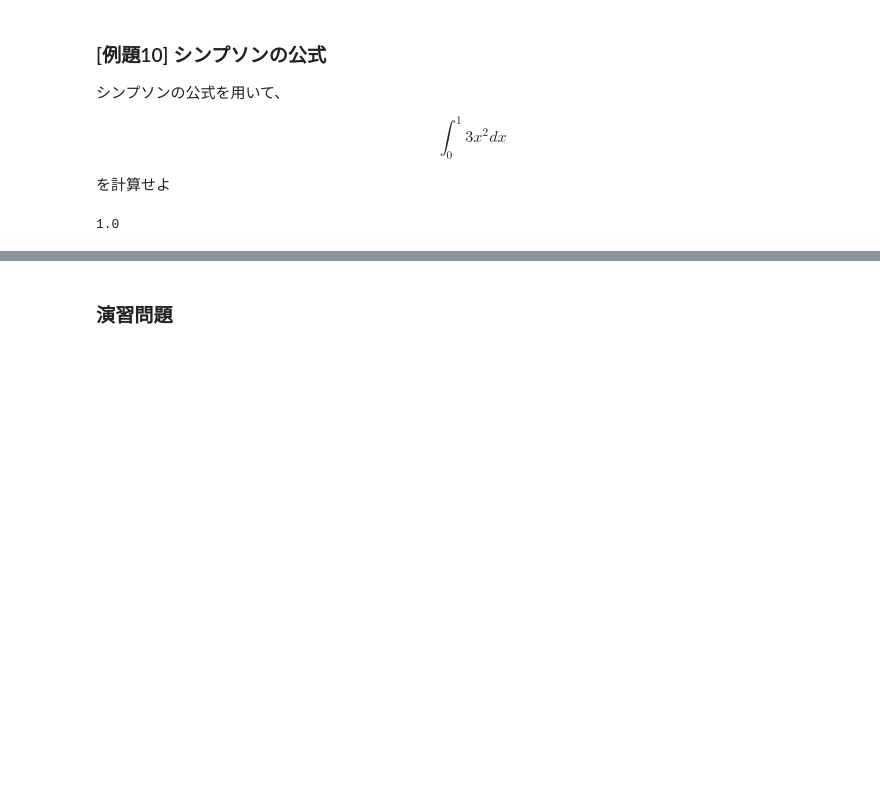
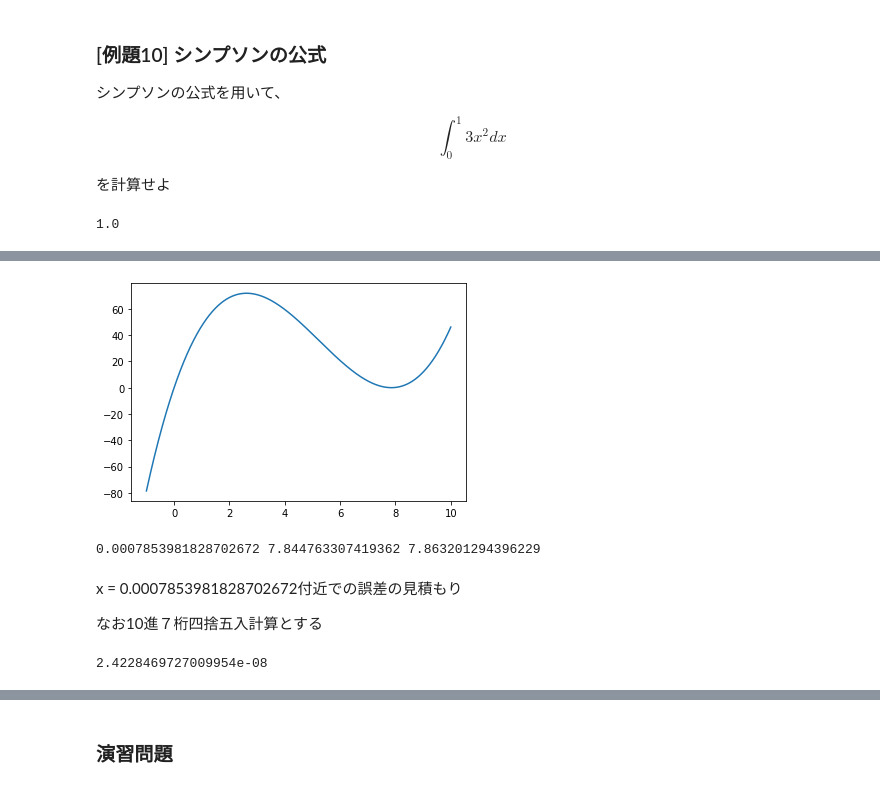
Before and after one commit to RyoNakagami/mathematical_computation, a Jupyter notebook: mathematical_computation101/lecturenotes/ch01.ipynb, the cells around one changed output, grey strips where cells are left out. Cells and saved outputs as stored; diff of their text form; code cells hidden in the pictures; blank space fills up the shorter version.

```diff
--- a/mathematical_computation101/lecturenotes/ch01.ipynb
+++ b/mathematical_computation101/lecturenotes/ch01.ipynb
@@ -693,0 +902,29 @@ simp(lambda x: 3*x**2, 0, 1, 50)
+# %%
+a = 1
+b = -15.70875
+c = 61.69729
+d = -0.04844725
+
+f = lambda x : a * x**3 + b * x**2 + c * x + d
+x = np.linspace(-1, 10, 1000)
+y = f(x)
+
+plt.plot(x,y);
+# %% [output]
+[figure, added]
+# %%
+root_1 = optimize.bisect(f, -1, 2, maxiter = 10000)
+root_2 = optimize.bisect(f, 7, 7.85, maxiter = 10000)
+root_3 = optimize.bisect(f, 7.85, 10, maxiter = 10000)
+
+print(root_1, root_2, root_3)
+# %% [output]
+0.0007853981828702672 7.844763307419362 7.863201294396229
+# %% [markdown]
+x = 0.0007853981828702672付近での誤差の見積もり
+
+なお10進７桁四捨五入計算とする
+# %%
+c * root_1 * 10**(-6)/2
+# %% [output]
+2.4228469727009954e-08
```
Also changed, not shown: parts of 45 cells of this notebook, 1 other file.
